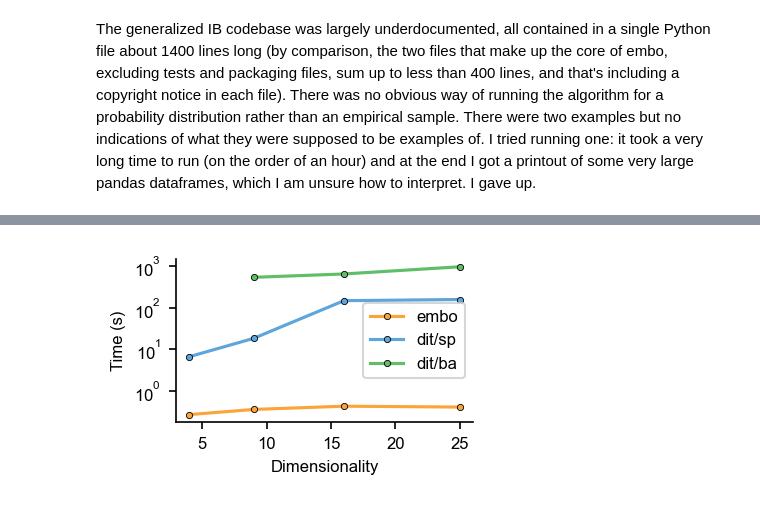
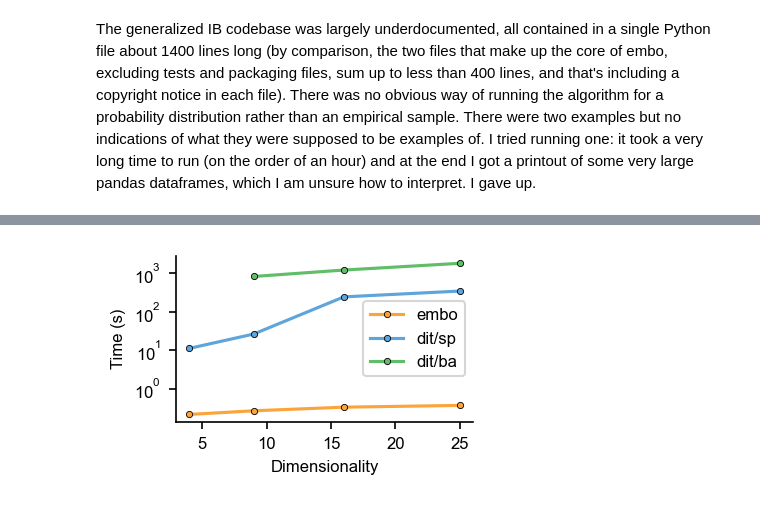
Before and after one commit to epiasini/embo-github-mirror, a Jupyter notebook: embo/examples/Compare-embo-dit.ipynb, the cells around one changed output, grey strips where cells are left out. Saved outputs shown, nothing was run; the diff lists cells and outputs as text; code cells hidden in the pictures.

Commit message:
Update dit comparison with higher max beta

```diff
--- a/embo/examples/Compare-embo-dit.ipynb
+++ b/embo/examples/Compare-embo-dit.ipynb
@@ -49,7 +50,7 @@ dist['dit'] = [dit.Distribution.from_ndarray(d) for d in dist['embo']]
 
 # set up common configurations for the algorithms
 numbeta = 101
-maxbeta = 5
+maxbeta = 10
 # %%
 # prepare data format for uniform access
 results = {
@@ -66,7 +67,7 @@ results = {
 # %%
 # Run bottleneck with Embo
 for k, d in enumerate(dist['embo']):
-    t = %timeit -o -r10 eb = EmpiricalBottleneck(pxy=d, numbeta=numbeta, maxbeta=maxbeta, processes=1);\
+    t = %timeit -o -r1 eb = EmpiricalBottleneck(pxy=d, numbeta=numbeta, maxbeta=maxbeta, processes=1);\
     eb.get_empirical_bottleneck(return_entropies=True);\
     results['embo']['ix'].append(eb.i_x);\
     results['embo']['iy'].append(eb.i_y);\
@@ -93,7 +88,7 @@ for method in ['sp', 'ba']:
     print(f"===={tool}====")
     for k, d in enumerate(dist['dit']):
         try:
-            t = %timeit -o -r10 ib = IBCurve(d, method=method, beta_num=numbeta, beta_max=maxbeta);\
+            t = %timeit -o -r1 ib = IBCurve(d, method=method, beta_num=numbeta, beta_max=maxbeta);\
             results[tool]['ix'].append(ib.complexities);\
             results[tool]['iy'].append(ib.relevances);\
             results[tool]['beta'].append(ib.betas);\
@@ -125,18 +120,18 @@ Dit crashed with ba method for distribution n.0
 with open('embo_vs_dit_results.pickle', 'wb') as f:
     pickle.dump(results, f)
 # %%
-fix, ax = plt.subplots()
+fig, ax = plt.subplots()
 for tool in tool_names:
     res = results[tool]
     time = np.array([t if t is np.NaN else t.average for t in res['time']])
     dimensionality = np.array(res['dimensionality'])
     ax.semilogy(dimensionality, time, label=tool, marker='.', color=colors[tool])
 ax.set_xlabel('Dimensionality')
 ax.set_ylabel('Time (s)')
 ax.set_yticks([1, 10, 100, 1000])
 ax.tick_params(axis='y', which='minor', left=True)
 ax.legend()
 plt.show()
 fig.savefig('embo_vs_dit_timing.png')
 # %% [output]
-[figure, old version]
+[figure, new version]
```
Also changed, not shown: parts of 6 cells of this notebook.
